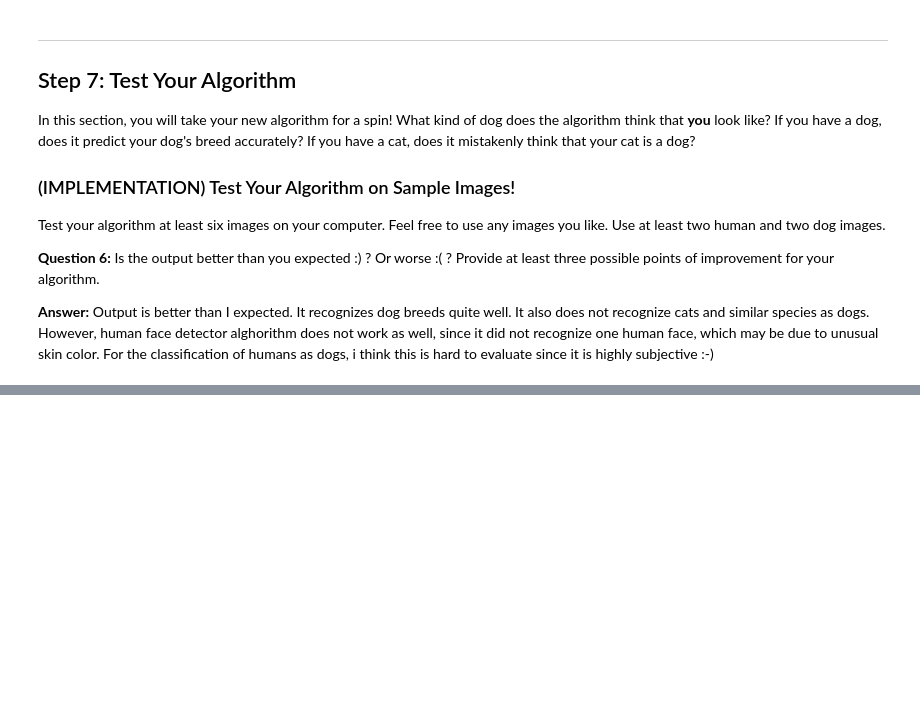
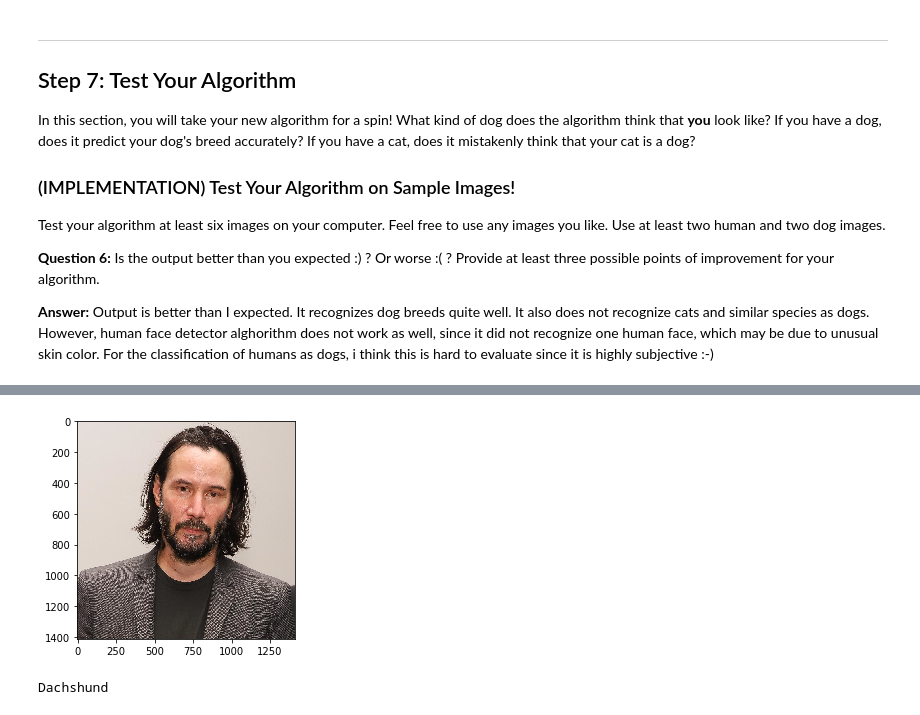
Before and after one commit to doroslava/Dog_breed_detector, a Jupyter notebook: dog-project/dog_app.ipynb, the cells around one changed output, grey strips where cells are left out. Saved outputs shown, nothing was run; the diff lists cells and outputs as text; code cells hidden in the pictures; blank space fills up the shorter version.

```diff
--- a/dog-project/dog_app.ipynb
+++ b/dog-project/dog_app.ipynb
@@ -899,0 +904,5 @@ Please provide additional photo. Neither human or dog are detected
+# %%
+dog_breed_detector("images/dog_7.jpg")
+# %% [output]
+[figure, added]
+Dachshund
```
Also changed, not shown: parts of 11 cells of this notebook, 3 other files.
